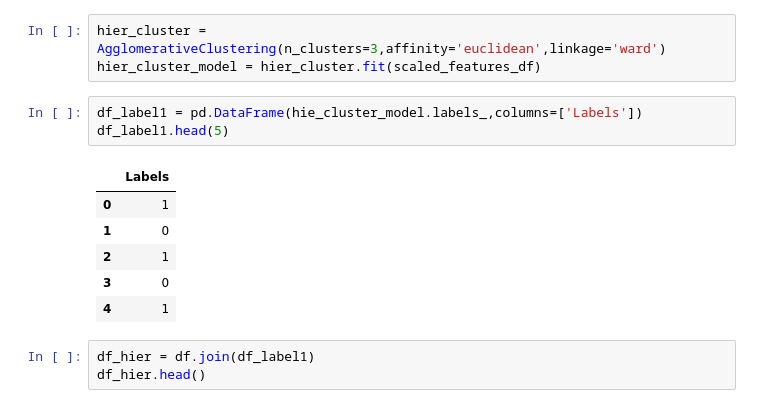
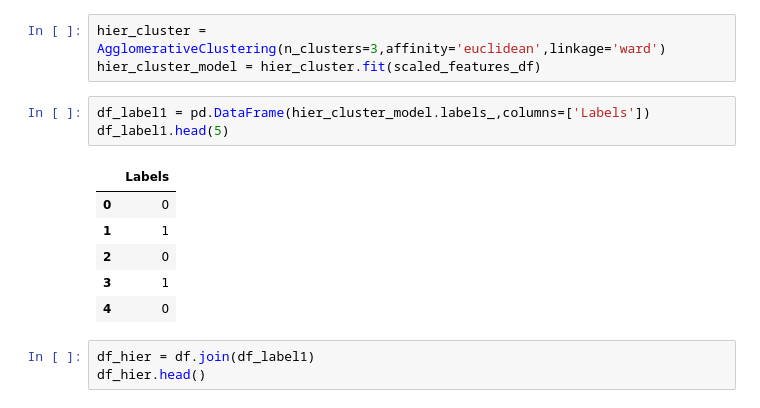
Before and after one commit to vivekvdeevi/vivekvdeevi-Lab4_Python-for-DS, a Jupyter notebook: vivekvdeevi Lab4_Python for DS.ipynb, the cells around one changed output. Cells and saved outputs as stored; diff of their text form.

```diff
--- a/vivekvdeevi Lab4_Python for DS.ipynb
+++ b/vivekvdeevi Lab4_Python for DS.ipynb
@@ -367,15 +366,15 @@ for i in range(2,15):
 hier_cluster = AgglomerativeClustering(n_clusters=3,affinity='euclidean',linkage='ward')
 hier_cluster_model = hier_cluster.fit(scaled_features_df)
 # %%
-df_label1 = pd.DataFrame(hie_cluster_model.labels_,columns=['Labels'])
+df_label1 = pd.DataFrame(hier_cluster_model.labels_,columns=['Labels'])
 df_label1.head(5)
 # %% [output]
 |  | Labels |
-| 0 | 1 |
-| 1 | 0 |
-| 2 | 1 |
-| 3 | 0 |
-| 4 | 1 |
+| 0 | 0 |
+| 1 | 1 |
+| 2 | 0 |
+| 3 | 1 |
+| 4 | 0 |
 # %%
 df_hier = df.join(df_label1)
 df_hier.head()
```
Also changed, not shown: parts of 6 cells of this notebook.
